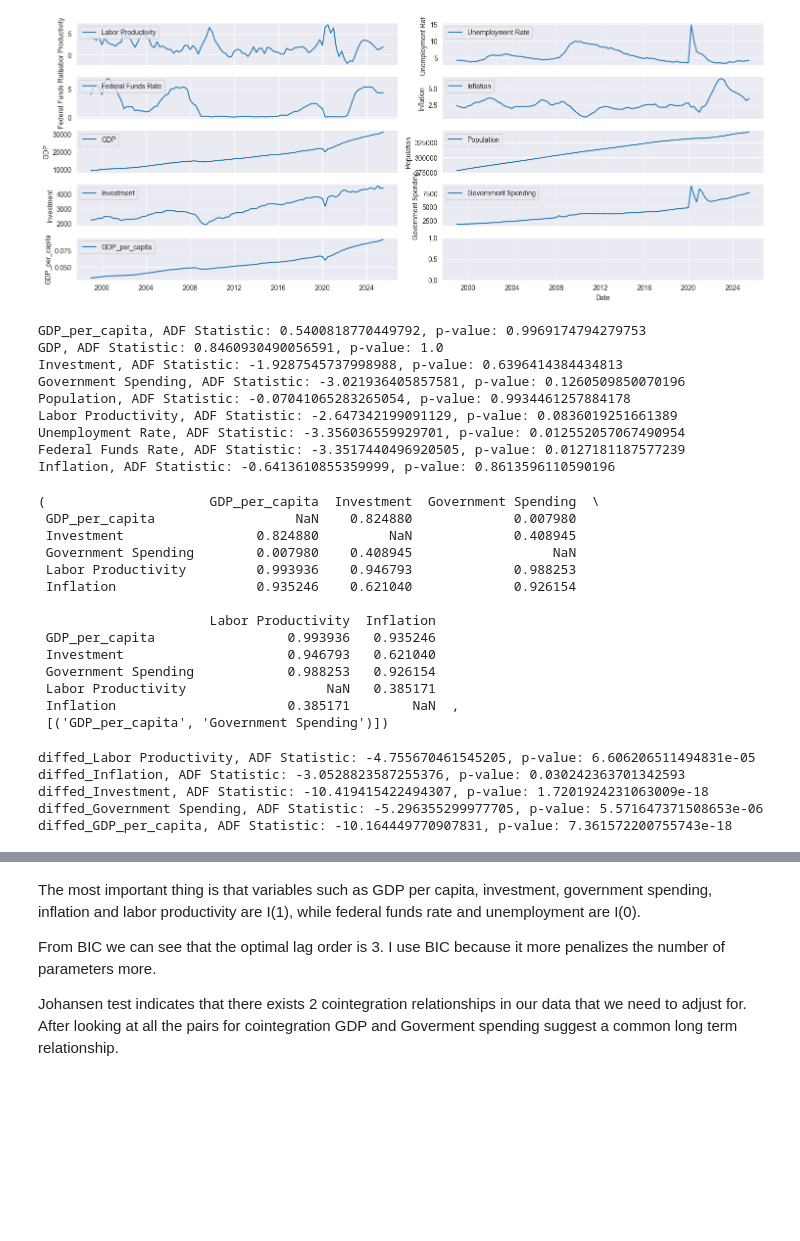
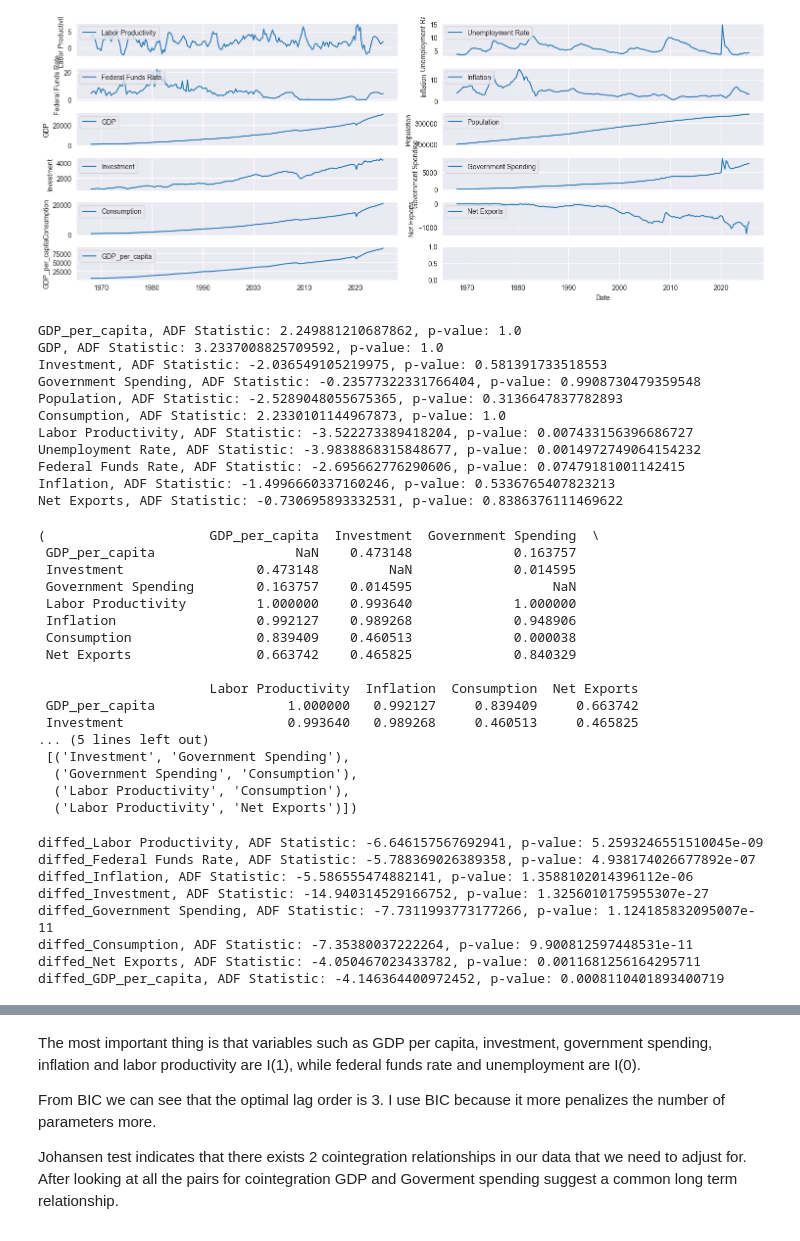
Before and after one commit to SimonasArliukas/Simonas-Portfolio, a Jupyter notebook: Macro_factors_effecting_GDP/Notebooks/EDA.ipynb, the cells around one changed output, grey strips where cells are left out. Cells and saved outputs as stored; diff of their text form; code cells hidden in the pictures; blank space fills up the shorter version.

Commit message:
Adding consumption and net exports extending my data to be from 1968

```diff
--- a/Macro_factors_effecting_GDP/Notebooks/EDA.ipynb
+++ b/Macro_factors_effecting_GDP/Notebooks/EDA.ipynb
@@ -1,6 +1,7 @@
 # %%
 import pandas as pd
 from sqlalchemy import create_engine
+import numpy as np
 import matplotlib.pyplot as plt
 import os
 from dotenv import load_dotenv
@@ -24,7 +25,6 @@ engine = create_engine(
 
 data = pd.read_sql("SELECT * FROM GDP_inference_clean", engine)
 
-data.columns = ["date", "Labor Productivity", "Unemployment Rate", "Federal Funds Rate", "Inflation", "GDP", "Population","Investment","Government Spending"]
+data.columns = ["date", "Labor Productivity", "Unemployment Rate", "Federal Funds Rate", "Inflation", "GDP", "Population","Investment","Government Spending","Consumption","Net Exports"]
 
-data["GDP_per_capita"] = data["GDP"] / data["Population"]
-print(data)
+data["GDP_per_capita"] = data["GDP"]*1000000 / data["Population"]
@@ -49,16 +31,16 @@ print(data)
 # %%
-fig, axes = plt.subplots(5, 2, figsize=(15, 6), sharex=True)
+fig, axes = plt.subplots(6, 2, figsize=(15, 6), sharex=True)
 axes = axes.flatten()
 for i, column in enumerate(data.columns[1:]):
     axes[i].plot(data["date"], data[column], label=column, color='tab:blue')
     axes[i].set_ylabel(column)
     axes[i].legend(loc='upper left')
 
 plt.xlabel("Date")
 plt.tight_layout()
 plt.show()
 # %% [output]
-[figure, old version]
+[figure, new version]
 # %%
 ##Calculates unit roots to formally test stationarity
 def dickey_fuller_test(data_test,regression):
@@ -68,48 +50,57 @@ def dickey_fuller_test(data_test,regression):
         adf_result = adfuller(data_test[i], regression=regression)
         print(f"{i}, ADF Statistic: {adf_result[0]}, p-value: {adf_result[1]}")
 
-dickey_fuller_test(data[["GDP_per_capita","GDP","Investment","Government Spending","Population"]],"ct")
-dickey_fuller_test(data[["Labor Productivity","Unemployment Rate","Federal Funds Rate","Inflation"]],"c")
+dickey_fuller_test(data[["GDP_per_capita","GDP","Investment","Government Spending","Population","Consumption"]],"ct")
+dickey_fuller_test(data[["Labor Productivity","Unemployment Rate","Federal Funds Rate","Inflation","Net Exports"]],"c")
 # %% [output]
-GDP_per_capita, ADF Statistic: 0.5400818770449792, p-value: 0.9969174794279753
-GDP, ADF Statistic: 0.8460930490056591, p-value: 1.0
-Investment, ADF Statistic: -1.9287545737998988, p-value: 0.6396414384434813
-Government Spending, ADF Statistic: -3.021936405857581, p-value: 0.1260509850070196
-Population, ADF Statistic: -0.07041065283265054, p-value: 0.9934461257884178
-Labor Productivity, ADF Statistic: -2.647342199091129, p-value: 0.0836019251661389
-Unemployment Rate, ADF Statistic: -3.356036559929701, p-value: 0.012552057067490954
-Federal Funds Rate, ADF Statistic: -3.3517440496920505, p-value: 0.0127181187577239
-Inflation, ADF Statistic: -0.6413610855359999, p-value: 0.8613596110590196
+GDP_per_capita, ADF Statistic: 2.249881210687862, p-value: 1.0
+GDP, ADF Statistic: 3.2337008825709592, p-value: 1.0
+Investment, ADF Statistic: -2.036549105219975, p-value: 0.581391733518553
+Government Spending, ADF Statistic: -0.23577322331766404, p-value: 0.9908730479359548
+Population, ADF Statistic: -2.5289048055675365, p-value: 0.3136647837782893
+Consumption, ADF Statistic: 2.2330101144967873, p-value: 1.0
+Labor Productivity, ADF Statistic: -3.522273389418204, p-value: 0.007433156396686727
+Unemployment Rate, ADF Statistic: -3.9838868315848677, p-value: 0.0014972749064154232
+Federal Funds Rate, ADF Statistic: -2.695662776290606, p-value: 0.07479181001142415
+Inflation, ADF Statistic: -1.4996660337160246, p-value: 0.5336765407823213
+Net Exports, ADF Statistic: -0.730695893332531, p-value: 0.8386376111469622
 # %%
-cointegration(data[["GDP_per_capita","Investment","Government Spending","Labor Productivity","Inflation"]])
+cointegration(data[["GDP_per_capita","Investment","Government Spending","Labor Productivity","Inflation","Consumption","Net Exports"]])
 # %% [output]
 (                     GDP_per_capita  Investment  Government Spending  \
- GDP_per_capita                  NaN    0.824880             0.007980
- Investment                 0.824880         NaN             0.408945
- Government Spending        0.007980    0.408945                  NaN
- Labor Productivity         0.993936    0.946793             0.988253
- Inflation                  0.935246    0.621040             0.926154
+ GDP_per_capita                  NaN    0.473148             0.163757
+ Investment                 0.473148         NaN             0.014595
+ Government Spending        0.163757    0.014595                  NaN
+ Labor Productivity         1.000000    0.993640             1.000000
+ Inflation                  0.992127    0.989268             0.948906
+ Consumption                0.839409    0.460513             0.000038
+ Net Exports                0.663742    0.465825             0.840329
 
-                      Labor Productivity  Inflation
- GDP_per_capita                 0.993936   0.935246
- Investment                     0.946793   0.621040
- Government Spending            0.988253   0.926154
- Labor Productivity                  NaN   0.385171
- Inflation                      0.385171        NaN  ,
- [('GDP_per_capita', 'Government Spending')])
+                      Labor Productivity  Inflation  Consumption  Net Exports
+ GDP_per_capita                 1.000000   0.992127     0.839409     0.663742
+ Investment                     0.993640   0.989268     0.460513     0.465825
+... (5 lines left out)
+ [('Investment', 'Government Spending'),
+  ('Government Spending', 'Consumption'),
+  ('Labor Productivity', 'Consumption'),
+  ('Labor Productivity', 'Net Exports')])
 # %%
 ##Differencing the data and calculating Dickey Fuller on the new data
-exclude = ["Unemployment Rate", "Federal Funds Rate","GDP","Population"]
+exclude = ["Unemployment Rate","GDP","Population"]
 data_i1 = data.loc[:, ~data.columns.isin(exclude)]
+
 Differenced_data = differencing(data_i1)
 dickey_fuller_test(Differenced_data,"c")
 ##All time series except for population is I(1)
 # %% [output]
-diffed_Labor Productivity, ADF Statistic: -4.755670461545205, p-value: 6.606206511494831e-05
-diffed_Inflation, ADF Statistic: -3.0528823587255376, p-value: 0.030242363701342593
-diffed_Investment, ADF Statistic: -10.419415422494307, p-value: 1.7201924231063009e-18
-diffed_Government Spending, ADF Statistic: -5.296355299977705, p-value: 5.571647371508653e-06
-diffed_GDP_per_capita, ADF Statistic: -10.164449770907831, p-value: 7.361572200755743e-18
+diffed_Labor Productivity, ADF Statistic: -6.646157567692941, p-value: 5.2593246551510045e-09
+diffed_Federal Funds Rate, ADF Statistic: -5.788369026389358, p-value: 4.938174026677892e-07
+diffed_Inflation, ADF Statistic: -5.586555474882141, p-value: 1.3588102014396112e-06
+diffed_Investment, ADF Statistic: -14.940314529166752, p-value: 1.3256010175955307e-27
+diffed_Government Spending, ADF Statistic: -7.7311993773177266, p-value: 1.124185832095007e-11
+diffed_Consumption, ADF Statistic: -7.35380037222264, p-value: 9.900812597448531e-11
+diffed_Net Exports, ADF Statistic: -4.050467023433782, p-value: 0.0011681256164295711
+diffed_GDP_per_capita, ADF Statistic: -4.146364400972452, p-value: 0.0008110401893400719
 # %%
 Differenced_data=pd.concat([Differenced_data,data[["Unemployment Rate", "Federal Funds Rate"]]],axis=1)
 Differenced_data.head()
```
Also changed, not shown: parts of 7 cells of this notebook, 8 other files.
